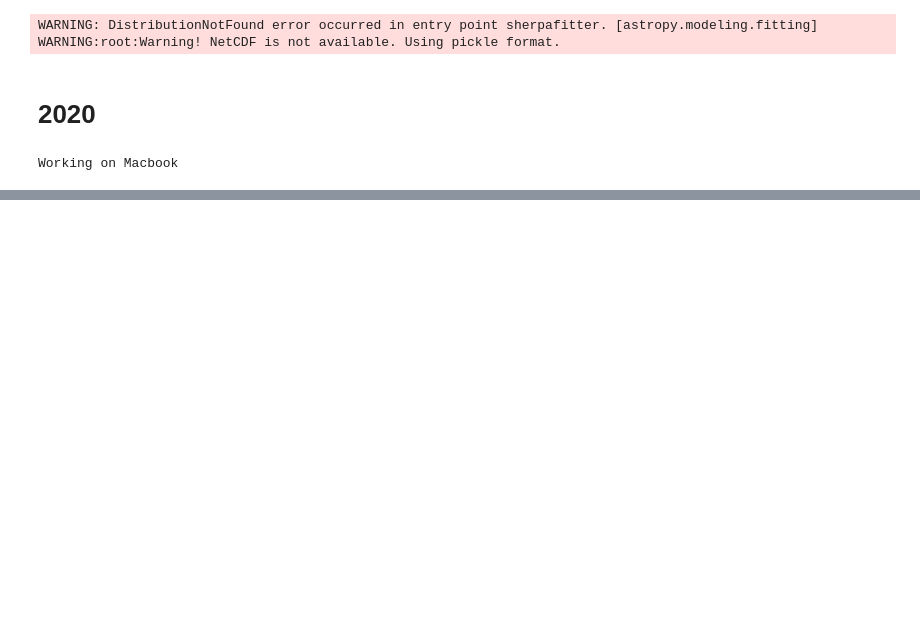
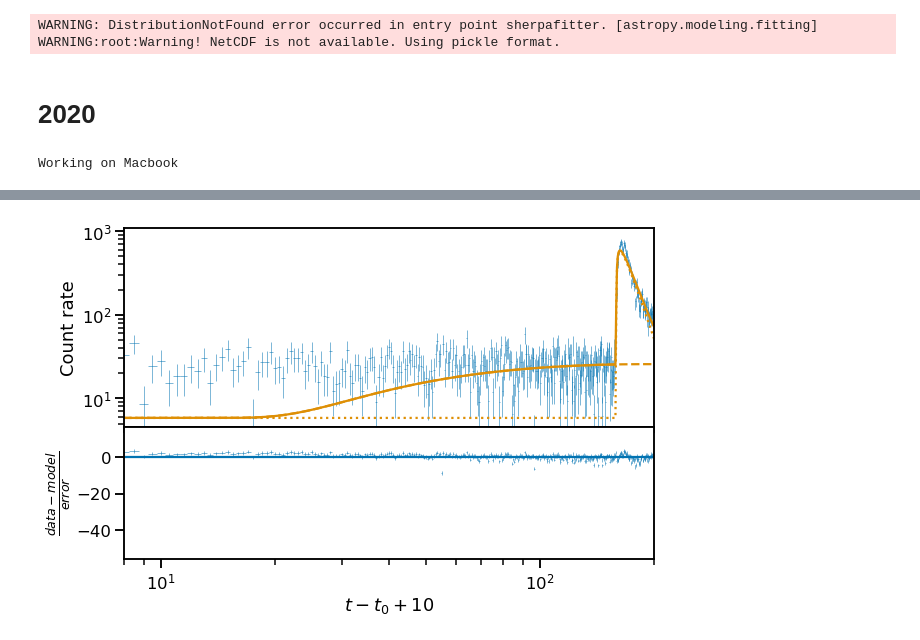
Before and after one commit to snpike/scripts, a Jupyter notebook: J1739m285/Burst_analysis.ipynb, the cells around one changed output, grey strips where cells are left out. Saved outputs shown, nothing was run; the diff lists cells and outputs as text; code cells hidden in the pictures; blank space fills up the shorter version.

```diff
--- a/J1739m285/Burst_analysis.ipynb
+++ b/J1739m285/Burst_analysis.ipynb
@@ -190,0 +370,82 @@ burst2_decay_gti = [popt2[0] + np.sqrt(popt2[1]*popt2[2]) + t_start, popt2[0] +
+# %%
+popt1, pcov1 = scipy.optimize.curve_fit(FRED_2, (curve_total.time-t_start)[burst1_mask], curve_total.countrate[burst1_mask], \
+                                      p0 = [24150., 5., 1., 10000., 24168., 5., 1., 10000., 15.], sigma = curve_total.countrate_err[burst1_mask], \
+                                       bounds = np.array([[24000., 27000], [0., np.inf], [0., np.inf], [0.0, np.inf], [24000., 27000], [0., np.inf], [0., np.inf], [0.0, np.inf], [0., np.inf]]).T)
+
+popt2, pcov2 = scipy.optimize.curve_fit(FRED_2, (curve_total.time-t_start)[burst2_mask], curve_total.countrate[burst2_mask], \
+                                      p0 = [37885., 5., 1., 10000., 37900., 5., 1., 10000., 15.], sigma = curve_total.countrate_err[burst2_mask], \
+                                       bounds = np.array([[37000., 40000], [0., np.inf], [0., np.inf], [0.0, np.inf], [37000., 40000], [0., np.inf], [0., np.inf], [0.0, np.inf], [0., np.inf]]).T)
+
+
+
+# popt1, pcov1 = scipy.optimize.curve_fit(FRED_plateau, (curve_total.time-t_start)[burst2_mask], curve_total.countrate[burst2_mask], \
+#                                       p0 = [24150., 5., 1., 2., 1000., 15.], sigma = curve_total.countrate_err[burst2_mask], \
+#                                        bounds = np.array([[24000., 27000], [0., np.inf], [0., np.inf], [0.0, np.inf], [0., np.inf], [0., np.inf]]).T)
+
+# popt2, pcov2 = scipy.optimize.curve_fit(FRED_plateau, (curve_total.time-t_start)[burst2_mask], curve_total.countrate[burst2_mask], \
+#                                       p0 = [37885., 5., 1., 2., 1000., 15.], sigma = curve_total.countrate_err[burst2_mask], \
+#                                        bounds = np.array([[37000., 40000], [0., np.inf], [0., np.inf], [0.0, np.inf], [0., np.inf], [0., np.inf]]).T)
+
+
+
+# popt1, pcov1 = scipy.optimize.curve_fit(FRED_powerlaw, (curve_total.time-t_start)[burst2_mask], curve_total.countrate[burst2_mask], \
+#                                       p0 = [24150., 5., 1., 3000., 200., 25., 1., 15.], sigma = curve_total.countrate_err[burst2_mask], \
+#                                        bounds = np.array([[24000., 27000], [0., np.inf], [0.0, np.inf], [0., np.inf],[0.0, np.inf], [0., np.inf], [0., np.inf]]).T)
+
+# popt2, pcov2 = scipy.optimize.curve_fit(FRED_powerlaw, (curve_total.time-t_start)[burst2_mask], curve_total.countrate[burst2_mask], \
+#                                       p0 = [37885., 5., 1., 3000., 200., 25., 1., 15.], sigma = curve_total.countrate_err[burst2_mask], \
+#                                        bounds = np.array([[37000., 40000], [0., np.inf], [0.0, np.inf], [0., np.inf], [0., np.inf], [0., np.inf], [0., np.inf], [0., np.inf]]).T)
+
+
+
+fig, (ax1, ax2) = plt.subplots(nrows=2, ncols=1, figsize=(9,6), sharex=True, gridspec_kw = {'height_ratios':[3,2], 'hspace':0})
+# tmp_start = (popt1[0] + np.sqrt(popt1[1]*popt1[2])) - 10.
+tmp_start = np.min([popt1[0], popt1[4]]) - 10.
+tmp_mask = ((curve_total.time-t_start) > tmp_start) * ((curve_total.time-t_start) < (np.min([popt1[0], popt1[4]]) + (100.*np.max([popt1[1], popt1[5]]))))
+ax1.errorbar((curve_total.time-t_start)[tmp_mask] - tmp_start, curve_total.countrate[tmp_mask], xerr=curve_total.dt/2., yerr=curve_total.countrate_err[tmp_mask], fmt='none', lw = 0.5)
+
+model_t = np.linspace(((curve_total.time-t_start)[tmp_mask])[0], ((curve_total.time-t_start)[tmp_mask])[-1], 50000)
+ax1.plot(model_t-tmp_start, FRED_2(model_t, *popt1), color='C1')
+ax1.plot(model_t-tmp_start, FRED(model_t, *([*popt1[:4], popt1[-1]])), color='C1', ls='dotted')
+ax1.plot(model_t-tmp_start, FRED(model_t, *(popt1[4:])), color='C1', ls='dashed')
+
+ax2.errorbar((curve_total.time-t_start)[tmp_mask] - tmp_start, (curve_total.countrate[tmp_mask]-FRED_2((curve_total.time-t_start)[tmp_mask], *popt1))/curve_total.countrate_err[tmp_mask], xerr=curve_total.dt/2., yerr=1.0, fmt='none', lw = 0.5)
+
+ax2.axhline(0.0)
+ax1.set_yscale('log')
+ax1.set_xlim(8.,200.)
+ax1.set_xscale('log')
+ax2.set_xlabel(r'$t-t_0+10$')
+ax2.set_ylabel(r'$\frac{data-model}{error}$')
+ax1.set_ylabel('Count rate')
+plt.tight_layout()
+# plt.savefig(plot_dir + 'burst1_profile_twopeaks.pdf')
+
+
+fig, (ax1, ax2) = plt.subplots(nrows=2, ncols=1, figsize=(9,6), sharex=True, gridspec_kw = {'height_ratios':[3,2], 'hspace':0})
+# tmp_start = (popt2[0] + np.sqrt(popt2[1]*popt2[2])) - 10.
+tmp_start = np.min([popt2[0], popt2[4]]) - 10.
+tmp_mask = ((curve_total.time-t_start) > tmp_start) * ((curve_total.time-t_start) < (np.min([popt2[0], popt2[4]]) + (100.*np.max([popt2[1], popt2[5]]))))
+ax1.errorbar((curve_total.time-t_start)[tmp_mask] - tmp_start, curve_total.countrate[tmp_mask], xerr=curve_total.dt/2., yerr=curve_total.countrate_err[tmp_mask], fmt='none', lw = 0.5)
+
+model_t = np.linspace(((curve_total.time-t_start)[tmp_mask])[0], ((curve_total.time-t_start)[tmp_mask])[-1], 50000)
+ax1.plot(model_t-tmp_start, FRED_2(model_t, *popt2), color='C1')
+ax1.plot(model_t-tmp_start, FRED(model_t, *([*popt2[:4], popt2[-1]])), color='C1', ls='dotted')
+ax1.plot(model_t-tmp_start, FRED(model_t, *(popt2[4:])), color='C1', ls='dashed')
+
+ax2.errorbar((curve_total.time-t_start)[tmp_mask] - tmp_start, (curve_total.countrate[tmp_mask]-FRED_2((curve_total.time-t_start)[tmp_mask], *popt2))/curve_total.countrate_err[tmp_mask], xerr=curve_total.dt/2., yerr=1.0, fmt='none', lw = 0.5)
+
+ax2.axhline(0.0)
+ax1.set_yscale('log')
+ax1.set_xlim(8.,200.)
+ax1.set_xscale('log')
+ax2.set_xlabel(r'$t-t_0+10$')
+ax2.set_ylabel(r'$\frac{data-model}{error}$')
+ax1.set_ylabel('Count rate')
+plt.tight_layout()
+# plt.savefig(plot_dir + 'burst1_profile_twopeaks.pdf')
+
+
+print(popt1)
+print(popt2)
+# %% [output]
@@ -190,0 +458 @@ burst2_decay_gti = [popt2[0] + np.sqrt(popt2[1]*popt2[2]) + t_start, popt2[0] +
+[figure, added]
```
Also changed, not shown: parts of 15 cells of this notebook, 17 other files.
